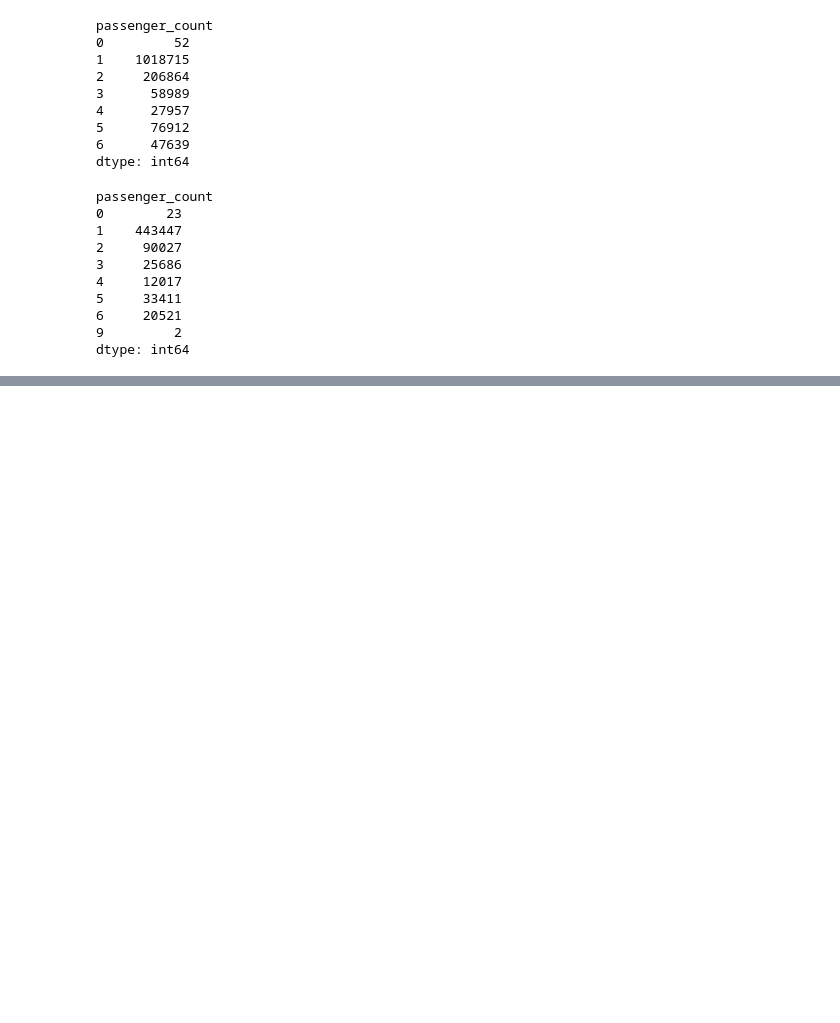
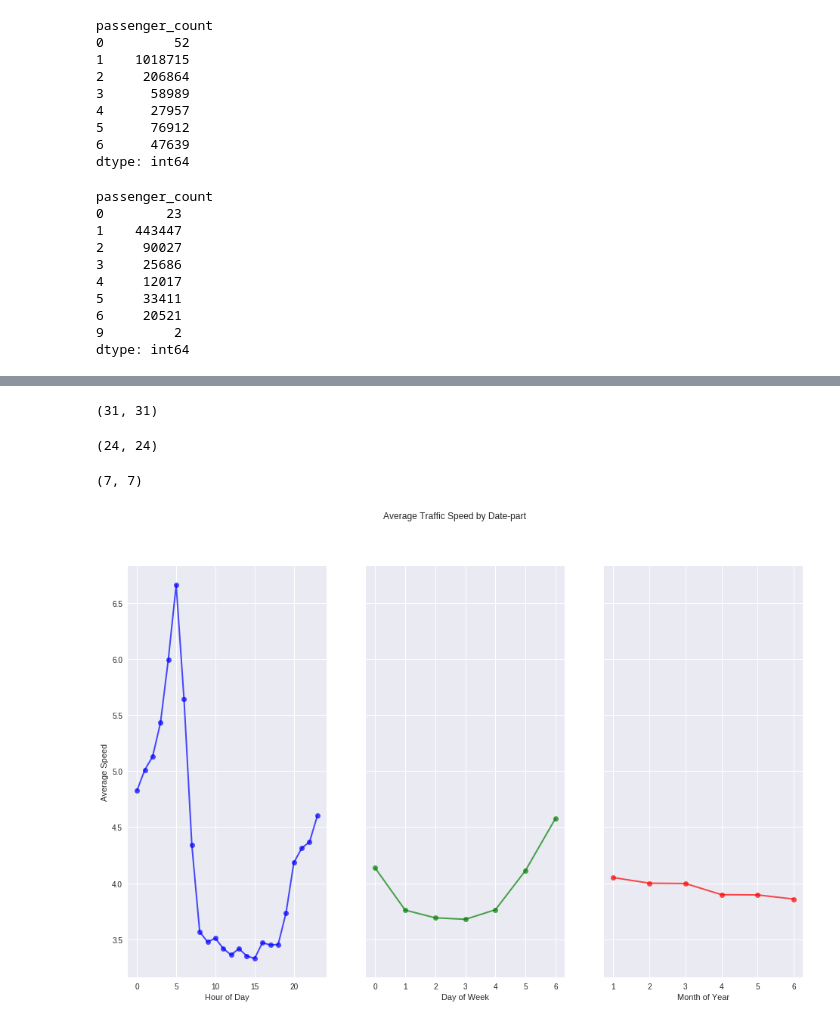
Before and after one commit to dalip98/New-York-City-Taxi-Trip-Duration-Kaggle-, a Jupyter notebook: NewYork_City_Taxi_Trip_Duration_.ipynb, the cells around one changed output, grey strips where cells are left out. Saved outputs shown, nothing was run; the diff lists cells and outputs as text; code cells hidden in the pictures; blank space fills up the shorter version.

```diff
--- a/NewYork_City_Taxi_Trip_Duration_.ipynb
+++ b/NewYork_City_Taxi_Trip_Duration_.ipynb
@@ -206,0 +312,4 @@ dtype: int64
+# %%
+df_train['Month'] = df_train['pickup_datetime'].dt.month
+df_test['Month'] = df_test['pickup_datetime'].dt.month
+df_train.groupby('Month').size(),df_test.groupby('Month').size()
@@ -206,0 +332,33 @@ dtype: int64
+# %%
+df_train['DayofMonth'] = df_train['pickup_datetime'].dt.day
+df_test['DayofMonth'] = df_test['pickup_datetime'].dt.day
+len(df_train.groupby('DayofMonth').size()),len(df_test.groupby('DayofMonth').size())
+# %% [output]
+(31, 31)
+# %%
+df_train['Hour']=df_train['pickup_datetime'].dt.hour
+df_test['Hour']=df_test['pickup_datetime'].dt.hour
+len(df_train.groupby(['Hour']).size()),len(df_test.groupby(['Hour']).size())
+# %% [output]
+(24, 24)
+# %%
+df_train['Day_of_week'] = df_train['pickup_datetime'].dt.dayofweek
+df_test['Day_of_week'] = df_test['pickup_datetime'].dt.dayofweek
+len(df_train.groupby(['Day_of_week']).size()), len(df_train.groupby(['Day_of_week']).size())
+# %% [output]
+(7, 7)
+# %%
+df_train.loc[:, 'avg_speed_h'] = 1000 * df_train['distance_haversine'] / df_train['trip_duration']
+df_train.loc[:, 'avg_speed_m'] = 1000 * df_train['distance_dummy_manhattan'] / df_train['trip_duration']
+fig, ax = plt.subplots(ncols=3, sharey=True)
+ax[0].plot(df_train.groupby('Hour').mean()['avg_speed_h'], 'bo-', lw=2, alpha=0.7)
+ax[1].plot(df_train.groupby('Day_of_week').mean()['avg_speed_h'], 'go-', lw=2, alpha=0.7)
+ax[2].plot(df_train.groupby('Month').mean()['avg_speed_h'], 'ro-', lw=2, alpha=0.7)
+ax[0].set_xlabel('Hour of Day')
+ax[1].set_xlabel('Day of Week')
+ax[2].set_xlabel('Month of Year')
+ax[0].set_ylabel('Average Speed')
+fig.suptitle('Average Traffic Speed by Date-part')
+plt.show()
+# %% [output]
+[figure, added]
```
Also changed, not shown: parts of 29 cells of this notebook.
